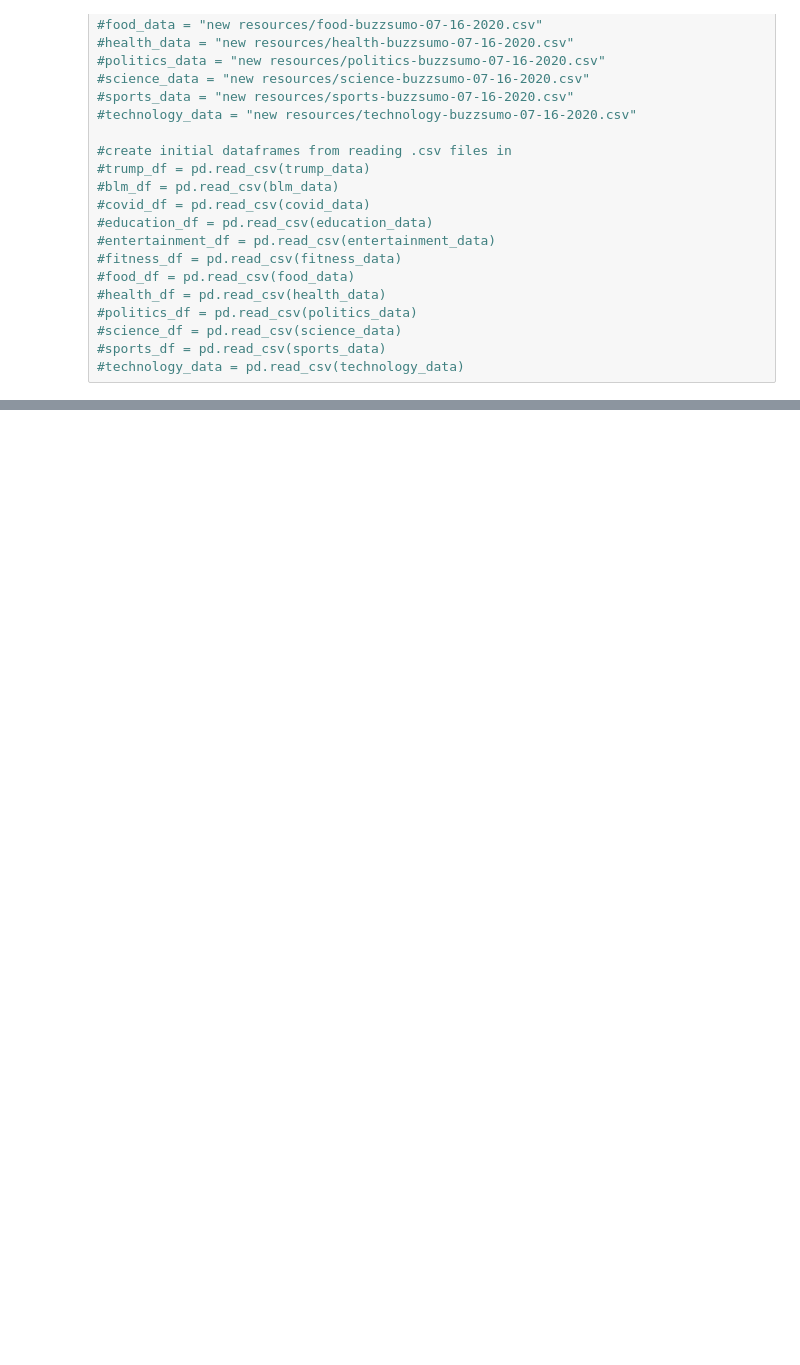
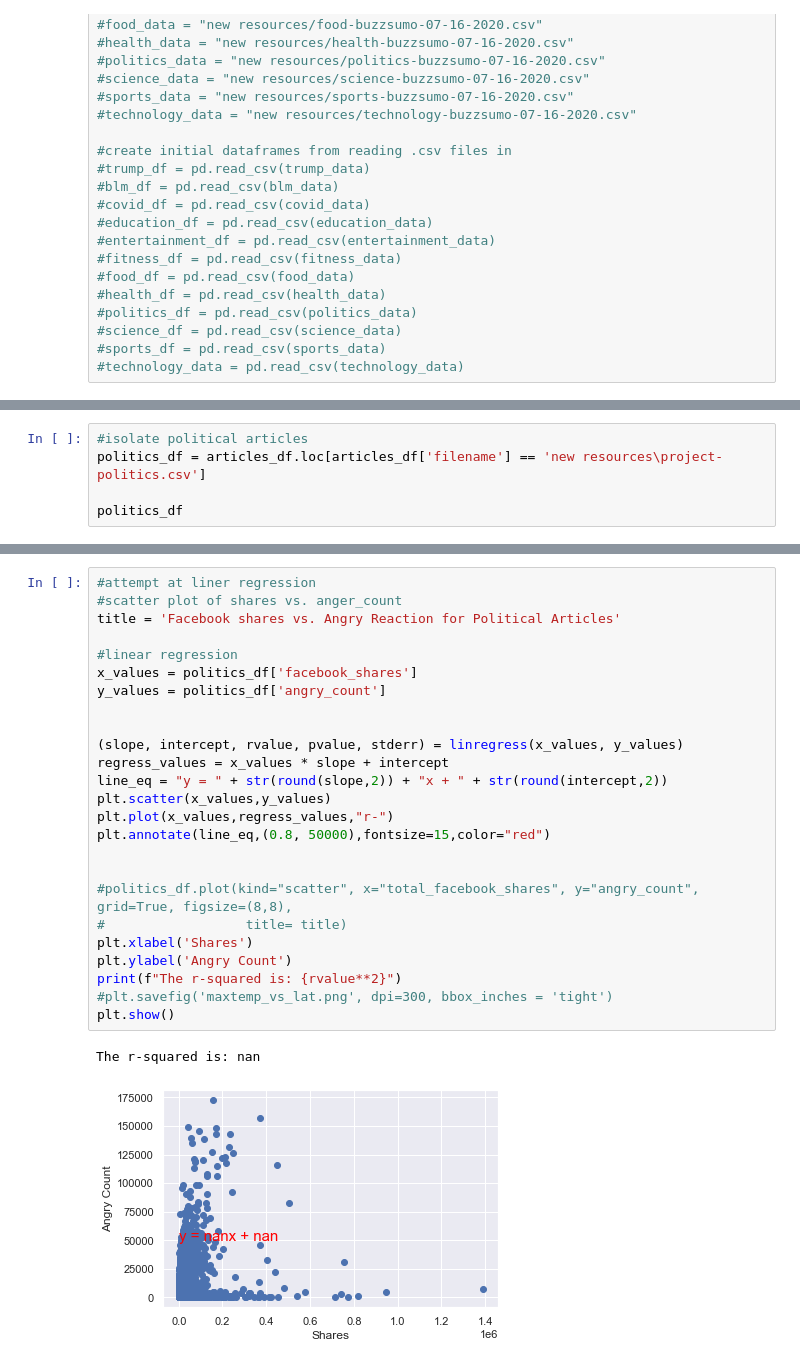
Before and after one commit to jakehtaylor/Classifying-Clickbait-Headlines, a Jupyter notebook: clean_dataframes.ipynb, the cells around one changed output, grey strips where cells are left out. Saved outputs shown, nothing was run; the diff lists cells and outputs as text; blank space fills up the shorter version.

```diff
--- a/clean_dataframes.ipynb
+++ b/clean_dataframes.ipynb
@@ -151,0 +349,5 @@ articles_df
+# %%
+#isolate political articles
+politics_df = articles_df.loc[articles_df['filename'] == 'new resources\project-politics.csv']
+
+politics_df
@@ -151,0 +368,28 @@ articles_df
+# %%
+#attempt at liner regression
+#scatter plot of shares vs. anger_count
+title = 'Facebook shares vs. Angry Reaction for Political Articles'
+
+#linear regression
+x_values = politics_df['facebook_shares']
+y_values = politics_df['angry_count']
+
+
+(slope, intercept, rvalue, pvalue, stderr) = linregress(x_values, y_values)
+regress_values = x_values * slope + intercept
+line_eq = "y = " + str(round(slope,2)) + "x + " + str(round(intercept,2))
+plt.scatter(x_values,y_values)
+plt.plot(x_values,regress_values,"r-")
+plt.annotate(line_eq,(0.8, 50000),fontsize=15,color="red")
+
+
+#politics_df.plot(kind="scatter", x="total_facebook_shares", y="angry_count", grid=True, figsize=(8,8),
+#                  title= title)
+plt.xlabel('Shares')
+plt.ylabel('Angry Count')
+print(f"The r-squared is: {rvalue**2}")
+#plt.savefig('maxtemp_vs_lat.png', dpi=300, bbox_inches = 'tight')
+plt.show()
+# %% [output]
+The r-squared is: nan
+[figure, added]
```
Also changed, not shown: parts of 11 cells of this notebook, 1 other file.
